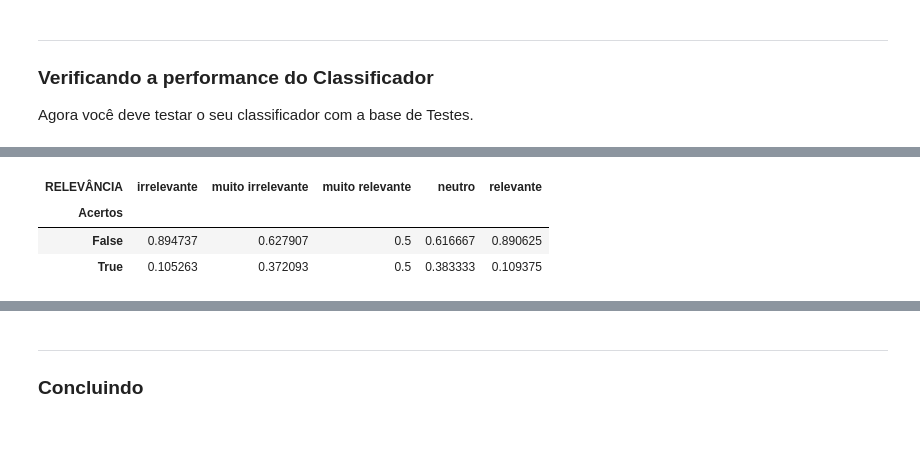
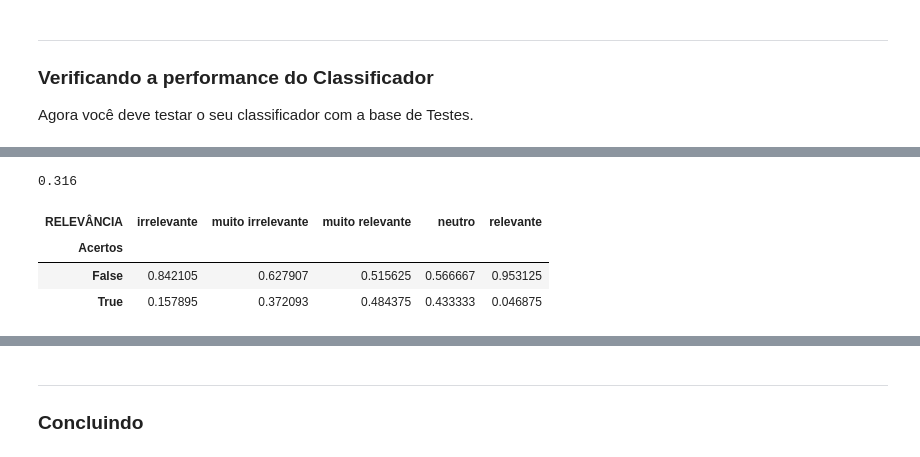
Before and after one commit to G3mha/does-Twitter-like-iPhone, a Jupyter notebook: Projeto1_Layout_Classificador.ipynb, the cells around one changed output, grey strips where cells are left out. Saved outputs shown, nothing was run; the diff lists cells and outputs as text; code cells hidden in the pictures.

```diff
--- a/Projeto1_Layout_Classificador.ipynb
+++ b/Projeto1_Layout_Classificador.ipynb
@@ -91,20 +100,27 @@ ___
 Considerando apenas as mensagens da planilha Treinamento, ensine  seu classificador.
 # %%
 def clean_data(text):
+    # remover endereço
+    http_re = r'(http|ftp|https)://([\w_-]+(?:(?:\.[\w_-]+)+))([\w.,@?^=%&:/~+#-]*[\w@?^=%&/~+#-])?'
+    text = re.sub(http_re, '', text)
+
+    # remover usernames
+    text = re.sub(r'@[^\s]*', '', text)
+
     # removendo sinais de pontuação
-    text = re.sub(r'[!-.:?;[\]/]', '', text)
+    text = re.sub(r'[!-_.:?;[\]/]', '', text)
 
     # tokenizing
     tokenizer = nltk.tokenize.casual.TweetTokenizer()
     text = tokenizer.tokenize(text)
 
+    # removendo stop words
+    # stop_words = nltk.corpus.stopwords.words('portuguese')
+    # text = [w for w in text if w not in stop_words]
+
     # stemming
     stemmer = nltk.stem.RSLPStemmer()
-    text = map(stemmer.stem, text)
-
-    # removendo stop words
-    stop_words = nltk.corpus.stopwords.words('portuguese')
-    text = [w for w in text if w not in stop_words]
+    text = list(map(stemmer.stem, text))
 
     return text
 # %%
@@ -236,0 +253,3 @@ classificador(['med', 'prefir', 'fic', 'iphon', 'httpstcoroompbrncj'])
+# %%
+test['Classificador'] = test.Teste.apply(classificador)
+test
@@ -237,8 +270,12 @@ classificador(['med', 'prefir', 'fic', 'iphon', 'httpstcoroompbrncj'])
+# %%
+sum(test.RELEVÂNCIA == test.Classificador) / test.shape[0]
+# %% [output]
+0.316
 # %%
-test['Acertos'] = test.Teste.apply(classificador) == test.RELEVÂNCIA
+test['Acertos'] = test.Classificador == test.RELEVÂNCIA
 pd.crosstab(test.Acertos, test.RELEVÂNCIA, normalize='columns')
 # %% [output]
 | RELEVÂNCIA | irrelevante | muito irrelevante | muito relevante | neutro | relevante |
 | Acertos |  |  |  |  |  |
-| False | 0.894737 | 0.627907 | 0.5 | 0.616667 | 0.890625 |
-| True | 0.105263 | 0.372093 | 0.5 | 0.383333 | 0.109375 |
+| False | 0.842105 | 0.627907 | 0.515625 | 0.566667 | 0.953125 |
+| True | 0.157895 | 0.372093 | 0.484375 | 0.433333 | 0.046875 |
```
Also changed, not shown: parts of 7 cells of this notebook.
